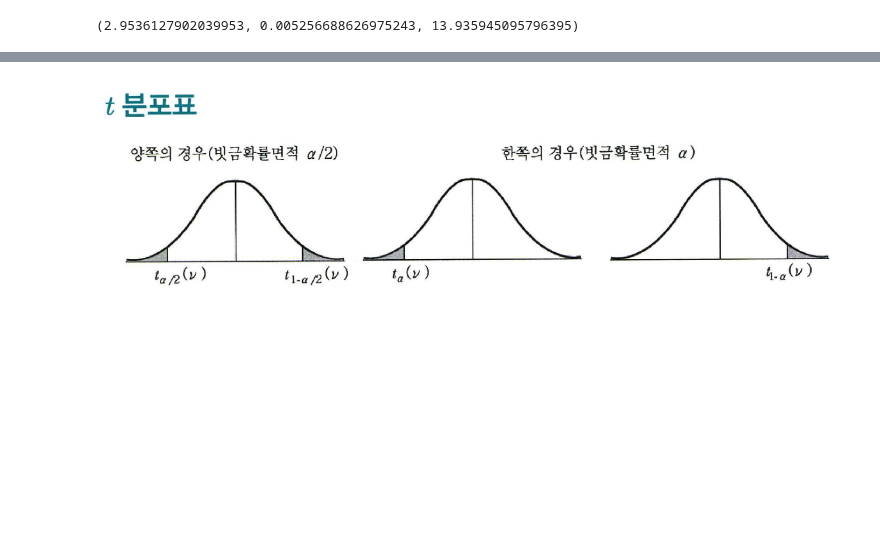
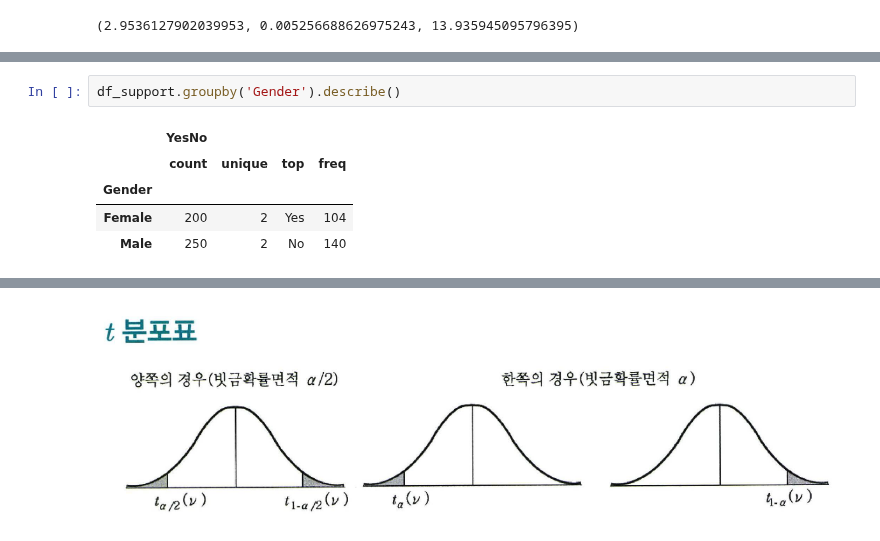
Before and after one commit to anjuiswhat/TIL, a Jupyter notebook: ADP_study/통계분석_statsmodels & SciPy.ipynb, the cells around one changed output, grey strips where cells are left out. Saved outputs shown, nothing was run; the diff lists cells and outputs as text; blank space fills up the shorter version.

```diff
--- a/ADP_study/통계분석_statsmodels & SciPy.ipynb
+++ b/ADP_study/통계분석_statsmodels & SciPy.ipynb
@@ -656,0 +681,8 @@ Ttest_indResult(statistic=2.9536127902039953, pvalue=0.005256688626975245)
+# %%
+df_support.groupby('Gender').describe()
+# %% [output]
+|  | YesNo |  |  |  |
+|  | count | unique | top | freq |
+| Gender |  |  |  |  |
+| Female | 200 | 2 | Yes | 104 |
+| Male | 250 | 2 | No | 140 |
```
Also changed, not shown: parts of 46 cells of this notebook, 2 other files.
